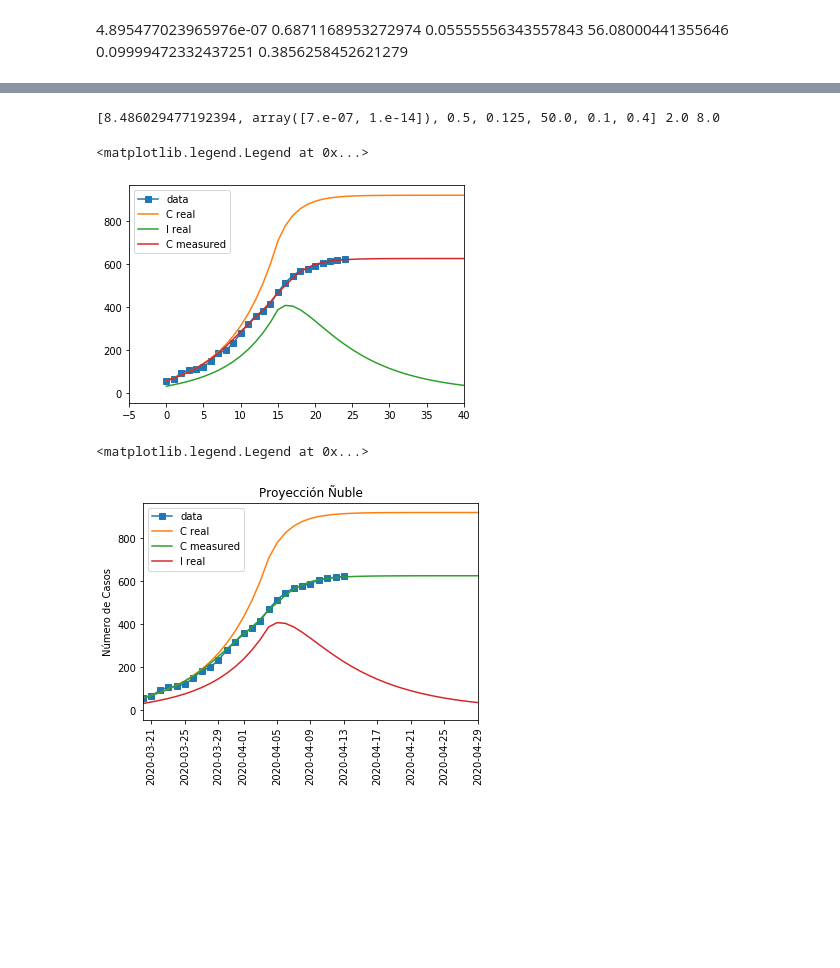
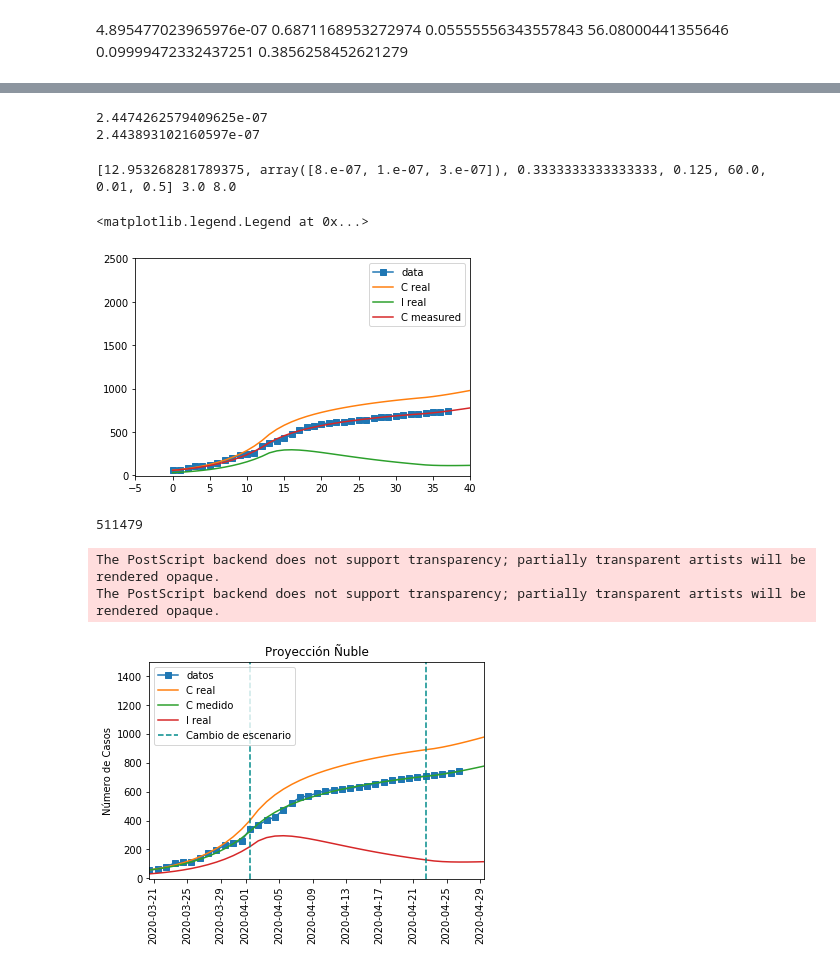
Before and after one commit to guille-c/COVID-19, a Jupyter notebook: notebooks_Chile/SEIR Exams Measures Ñuble.ipynb, the cells around one changed output, grey strips where cells are left out. Drawn from its saved outputs; the diff is of its cells as text; code cells hidden in the pictures; blank space fills up the shorter version.

```diff
--- a/notebooks_Chile/SEIR Exams Measures Ñuble.ipynb
+++ b/notebooks_Chile/SEIR Exams Measures Ñuble.ipynb
@@ -38,6 +55,12 @@ df
 i_cuar = 10
 i_cuar = 14
 
+print (df.Fecha.iloc[i_cuar])
+
+i_cuar2 = [df.index[df.Fecha == "3/30/2020"][0]+3,
+          df.index[df.Fecha == "4/23/2020"][0]]
+print (i_cuar2)
+print (df.Fecha.iloc[i_cuar2])
 t_data = np.arange(len(df.Infectados_Actuales))
 C_real = df.Contagiados.values
 I_real = df.Infectados_Actuales.values
@@ -58,3 +87,12 @@ i0 =  31
 
 s0 = pop - i0 - r0 - e0
 c0 = C_real[0]
+# %%
+#[8.486029477192394, array([7.e-07, 1.e-14]), 0.5, 0.125, 50.0, 0.1, 0.4] 2.0 8.0
+#[12.020757851191542, array([8.e-07, 1.e-07, 5.e-07]),
+# 0.5, 0.16666666666666666, 40.0, 0.03162277660168379, 0.30000000000000004]
+trans_coeffs = []
+trans_coeffs.append(np.array([8e-7]))
+trans_coeffs.append(np.array([1e-7]))
+trans_coeffs.append(np.array([1e-7, 1.6e-7, 1.7e-7, 2e-7, 3e-7, 4e-7, 5e-7, 6e-7]))
+print (trans_coeffs)
@@ -66,11 +107,11 @@ c0 = C_real[0]
 0.09999472332437251
 0.3856258452621279
 # %%
-min_ = GridSearchSEIR_exams_measures (t_data, s0, e0, i0, r0, c0, c0, C_real, i_dates_betas = [i_cuar],
-                                      transmission_coeffs = [[4e-7, 5e-7, 7e-7], [7e-15, 8e-15, 9e-15, 1e-14, 2e-14, 3e-14]], # 1 / day person
+min_ = GridSearchSEIR_exams_measures (t_data, s0, e0, i0, r0, c0, c0, C_real, i_dates_betas = i_cuar2,
+                                      transmission_coeffs = trans_coeffs, # 1 / day person
                                       latency_time = np.arange(1., 7., 1.), # days
                                       infectious_time = np.arange(6., 18, 2.), # days
                                       ks = 10**np.linspace(-2, 0, 5),
-                                      a_dates = np.linspace (20, 80, 5),
-                                      a_s = np.linspace(0.0, 1., 11), backward = True)
+                                      a_dates = np.linspace (20, 80, 4),
+                                      a_s = np.linspace(0.1, .9, 9), backward = True)
 # %% [output]
@@ -94,8 +136,22 @@ betas =  [7.e-07 3.e-14] 38.148566007614136
-# %%
-RMSE, betas_g, sigma_g, gamma_g, a_date_g, k_g, a_g = min_
-print (min_, 1./sigma_g, 1/gamma_g)
-# %% [output]
-[8.486029477192394, array([7.e-07, 1.e-14]), 0.5, 0.125, 50.0, 0.1, 0.4] 2.0 8.0
+# %%
+S_c_g, E_c_g, I_c_g, R_c_g, C_c_g, C_m_g = SEIR_exams_measures_backward(ts, s0, e0, i0, r0, c0, c0,
+                                                            i_cuar3, betas_g, sigma_g, gamma_g,
+                                                            a_date_g, k_g, a_g)
+print (min_[3]/S_c_g[i_cuar2[-1]])
+print (min_[3]/s0)
+# %% [output]
+2.4474262579409625e-07
+2.443893102160597e-07
+# %%
+RMSE, betas_g, sigma_g, gamma_g, a_date_g, k_g, a_g = min_
+print (min_, 1./sigma_g, 1/gamma_g)
+i_cuar3 = i_cuar2
+# [12.020757851191542, array([8.e-07, 1.e-07, 5.e-07]), 0.5, 0.16666666666666666, 40.0, 0.03162277660168379, 0.3]
+#[8.486029477192394, array([7.e-07, 1.e-14]), 0.5, 0.125, 50.0, 0.1, 0.4] 2.0 8.0
+#betas_g, sigma_g, gamma_g, a_date_g, k_g, a_g = np.array([7.e-07, 1.e-14, 7.e-07]), 0.5, 0.125, 50.0, 0.1, 0.4
+#i_cuar3 = i_cuar2[:2]
+# %% [output]
+[12.953268281789375, array([8.e-07, 1.e-07, 3.e-07]), 0.3333333333333333, 0.125, 60.0, 0.01, 0.5] 3.0 8.0
 # %%
 ts = np.arange (0, 100, 1)
 i_ini = len(i_data) - len(I_real)
@@ -105,35 +161,44 @@ x_plot_proy = np.array([df["Fecha_dt"].iloc[0] + datetime.timedelta(days=i) for
 # %%
 
 S_c_g, E_c_g, I_c_g, R_c_g, C_c_g, C_m_g = SEIR_exams_measures_backward(ts, s0, e0, i0, r0, c0, c0,
-                                                            [i_cuar], betas_g, sigma_g, gamma_g,
+                                                            i_cuar3, betas_g, sigma_g, gamma_g,
                                                             a_date_g, k_g, a_g)
 
 plt.plot (t_data, C_real, label = "data", marker = "s")
 plt.plot (ts, C_c_g, label = "C real")
 plt.plot (ts, I_c_g, label = "I real")
 plt.plot (ts, C_m_g, label = "C measured")
-plt.plot ()
+
 plt.xlim(-5, 40)
+plt.ylim(-5, 2500)
 plt.legend()
 # %% [output]
 <matplotlib.legend.Legend at 0x...>
-[figure, old version]
+[figure, new version]
 # %%
+print (s0)
 ts = np.arange (0, 100, 1)
 S_c_g, E_c_g, I_c_g, R_c_g, C_c_g, C_m_g = SEIR_exams_measures_backward(ts, s0, e0, i0, r0, c0, c0,
-                                                            [i_cuar], betas_g, sigma_g, gamma_g,
+                                                            i_cuar3, betas_g, sigma_g, gamma_g,
                                                             a_date_g, k_g, a_g)
 
-plt.plot (x_plot_data, C_real, label = "data", marker = "s")
+plt.plot (x_plot_data, C_real, label = "datos", marker = "s")
 plt.plot (x_plot_proy, C_c_g, label = "C real")
-plt.plot (x_plot_proy, C_m_g, label = "C measured")
+plt.plot (x_plot_proy, C_m_g, label = "C medido")
 plt.plot (x_plot_proy, I_c_g, label = "I real")
-plt.plot ()
+plt.axvline (x_plot_proy[i_cuar2[0]], ls = "--", label = "Cambio de escenario", c = "darkcyan")
+for i in range (1, len(i_cuar2)):
+    plt.axvline (x_plot_proy[i_cuar2[i]], ls = "--", c = "darkcyan")
 plt.xlim (x_plot_proy[0], x_plot_proy[40])
+plt.ylim (-5, 1500)
 plt.xticks(rotation = 90)
 plt.ylabel ("Número de Casos")
 plt.title ("Proyección Ñuble")
-plt.legend()
+plt.legend(loc = "upper left")
+
+plt.savefig('Nuble_1.eps', format='eps')
 # %% [output]
-<matplotlib.legend.Legend at 0x...>
+511479
+The PostScript backend does not support transparency; partially transparent artists will be rendered opaque.
+The PostScript backend does not support transparency; partially transparent artists will be rendered opaque.
-[figure, old version]
+[figure, new version]
```
Also changed, not shown: parts of 13 cells of this notebook, 1 other file.
